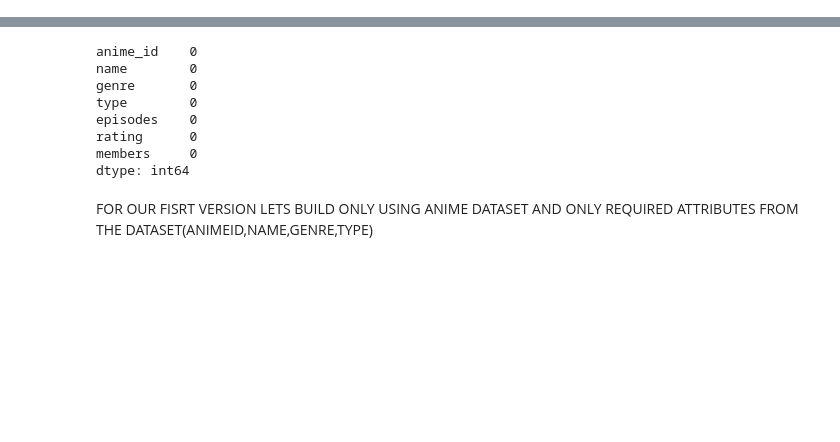
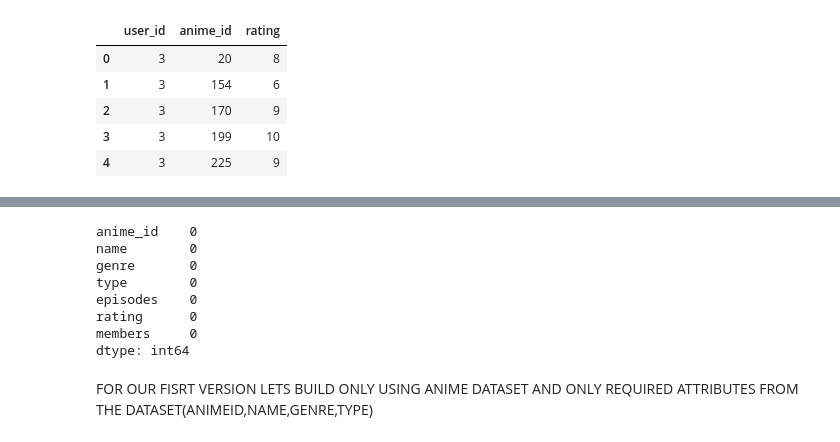
Before and after one commit to datta6788/PROJECT1, a Jupyter notebook: notebooks/content_basedNrecc.ipynb, the cells around one changed output, grey strips where cells are left out. Saved outputs shown, nothing was run; the diff lists cells and outputs as text; code cells hidden in the pictures; blank space fills up the shorter version.

```diff
--- a/notebooks/content_basedNrecc.ipynb
+++ b/notebooks/content_basedNrecc.ipynb
@@ -7,0 +10,9 @@ datasetA=pd.read_csv(r"D:\PRJ1\datasets\cleaneddatasets\Acleaned.csv")
+# %%
+datasetR.head()
+# %% [output]
+|  | user_id | anime_id | rating |
+| 0 | 3 | 20 | 8 |
+| 1 | 3 | 154 | 6 |
+| 2 | 3 | 170 | 9 |
+| 3 | 3 | 199 | 10 |
+| 4 | 3 | 225 | 9 |
```
Also changed, not shown: parts of 11 cells of this notebook, 12 other files.
